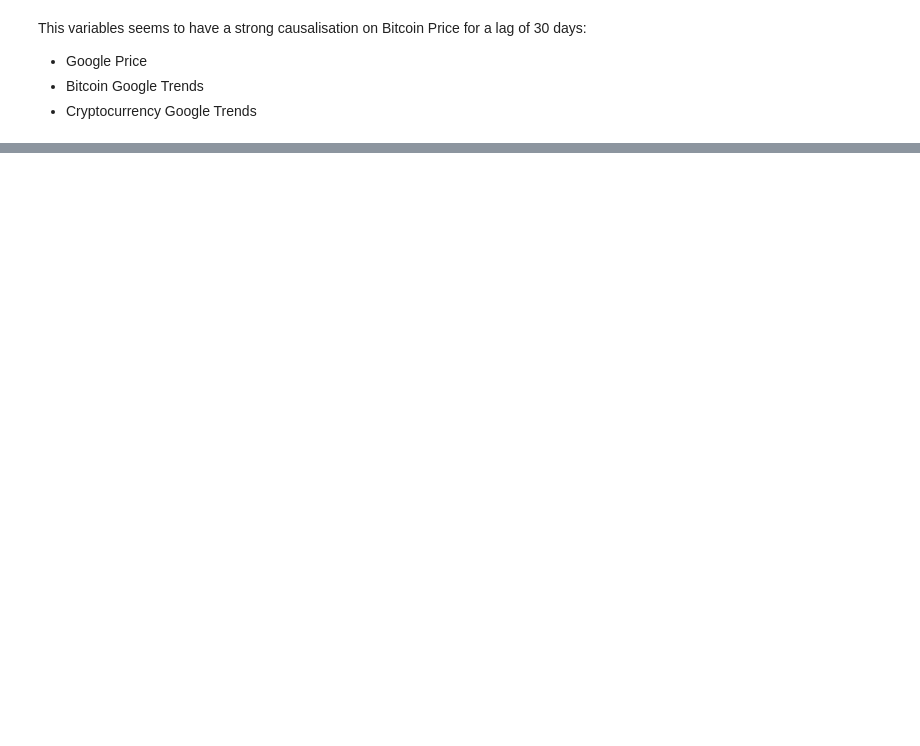
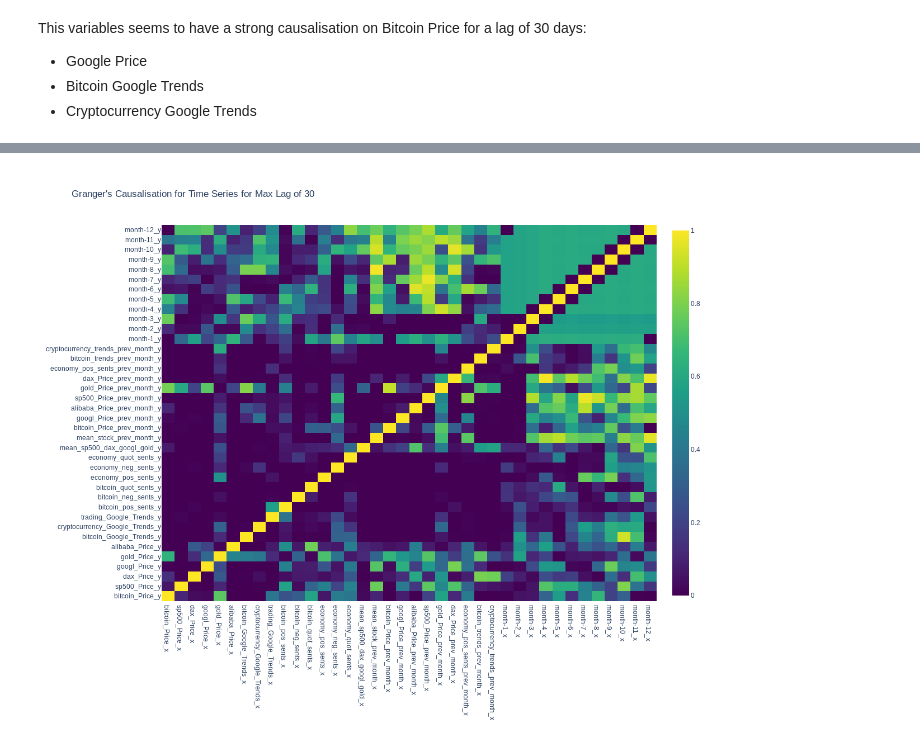
Before and after one commit to herrfeder/DataScientist, a Jupyter notebook: Project_05_Capstone_Stock_Chart_Analysis/02_stationarity_causalisation_analysis.ipynb, the cells around one changed output, grey strips where cells are left out. Drawn from its saved outputs; the diff is of its cells as text; code cells hidden in the pictures; blank space fills up the shorter version.

```diff
--- a/Project_05_Capstone_Stock_Chart_Analysis/02_stationarity_causalisation_analysis.ipynb
+++ b/Project_05_Capstone_Stock_Chart_Analysis/02_stationarity_causalisation_analysis.ipynb
@@ -163,0 +175,20 @@ This variables seems to have a strong causalisation on Bitcoin Price for a lag o
+# %%
+months = corr_df.index.month
+dummy_months = pd.get_dummies(months)
+dummy_months.columns = ['month-%s' % m for m in dummy_months.columns]
+dummy_months.index = corr_df.index
+
+corr_df['mean_stock_prev_month'] = corr_df['mean_sp500_dax_googl_gold'].shift(31)
+corr_df['bitcoin_Price_prev_month'] = corr_df['bitcoin_Price'].shift(31)
+corr_df['googl_Price_prev_month'] = corr_df['googl_Price'].shift(31)
+corr_df['alibaba_Price_prev_month'] = corr_df['alibaba_Price'].shift(31)
+corr_df['sp500_Price_prev_month'] = corr_df['sp500_Price'].shift(31)
+corr_df['gold_Price_prev_month'] = corr_df['gold_Price'].shift(31)
+corr_df['dax_Price_prev_month'] = corr_df['dax_Price'].shift(31)
+corr_df['economy_pos_sents_prev_month'] = corr_df['economy_pos_sents'].shift(31)
+corr_df['bitcoin_trends_prev_month'] = corr_df['bitcoin_Google_Trends'].shift(31)
+corr_df['cryptocurrency_trends_prev_month'] = corr_df['cryptocurrency_Google_Trends'].shift(31)
+
+corr_df.fillna(0, inplace=True)
+
+corr_df = pd.concat([corr_df, dummy_months], axis=1)
@@ -163,0 +197,4 @@ This variables seems to have a strong causalisation on Bitcoin Price for a lag o
+# %%
+ph.plot_val_heatmap(gcm_df, "Granger's Causalisation for Time Series for Max Lag of {}".format(str(maxlag)))
+# %% [output]
+[figure, added]
```
Also changed, not shown: parts of 10 cells of this notebook, 2 other files.
